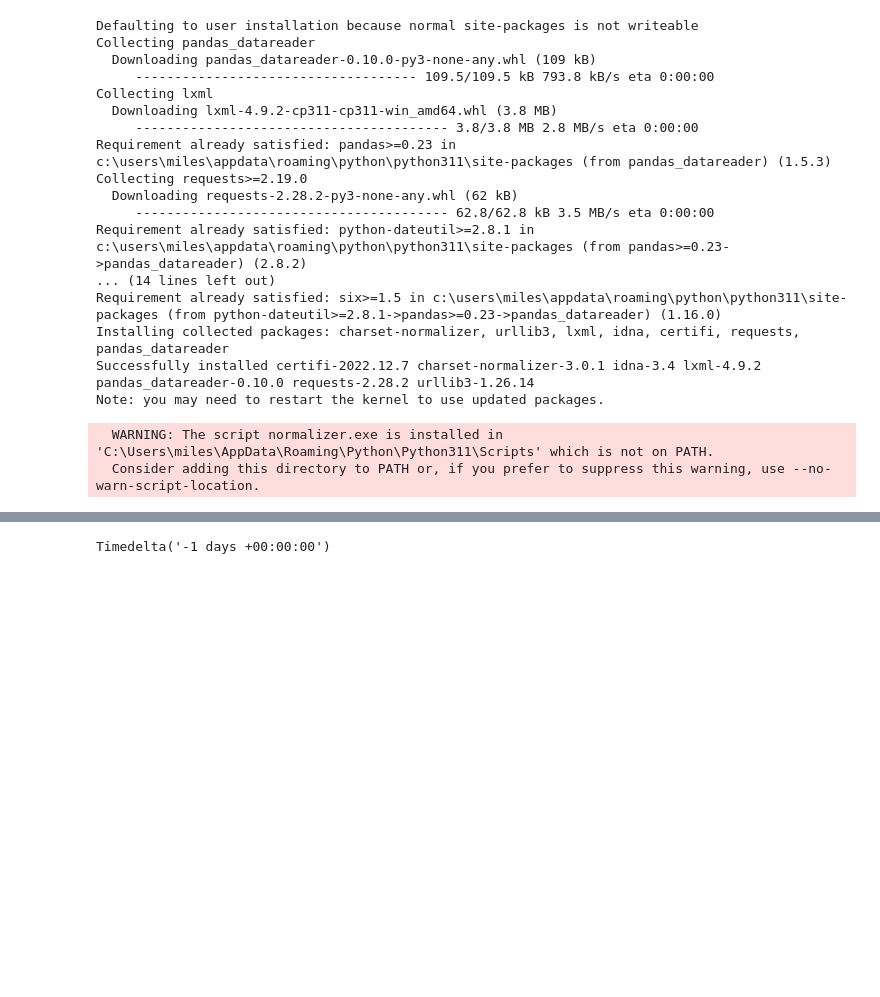
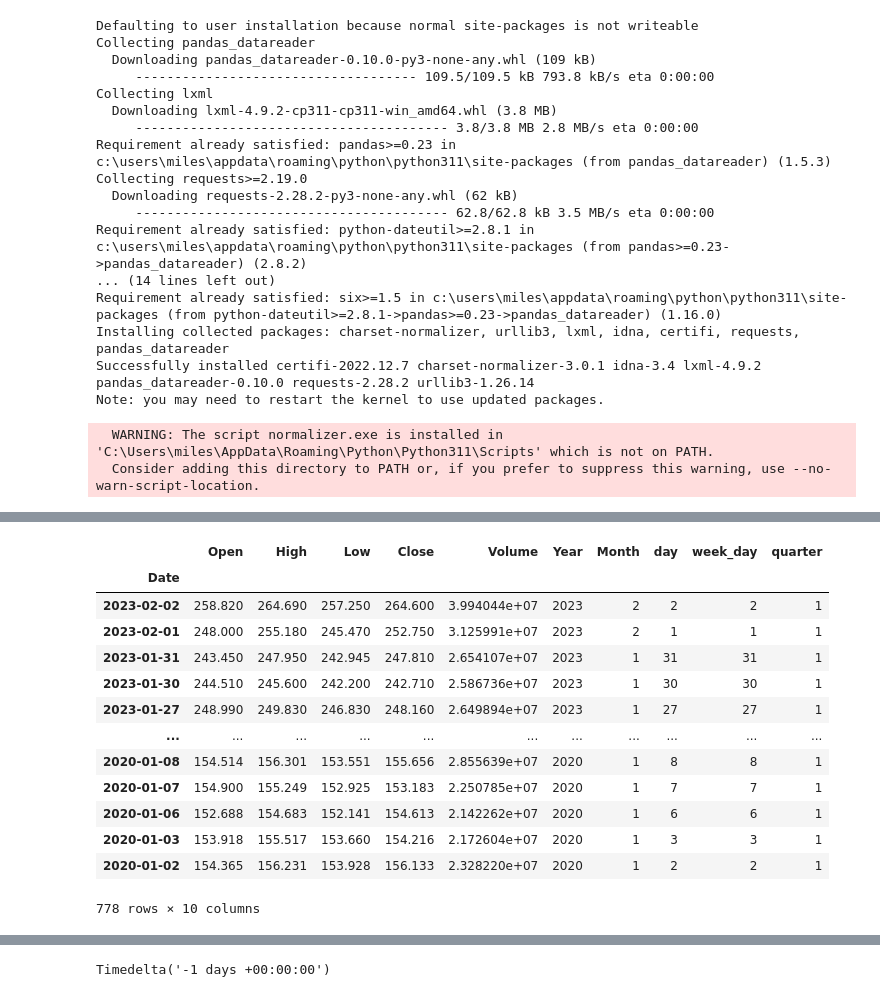
Before and after one commit to ramakrishnaprasadS/Training_futurense, a Jupyter notebook: Python/numpy_pandas/pandas/pandas_basics_dataframes3.ipynb, the cells around one changed output, grey strips where cells are left out. Drawn from its saved outputs; the diff is of its cells as text; code cells hidden in the pictures; blank space fills up the shorter version.

```diff
--- a/Python/numpy_pandas/pandas/pandas_basics_dataframes3.ipynb
+++ b/Python/numpy_pandas/pandas/pandas_basics_dataframes3.ipynb
@@ -693,0 +709,4 @@ stocks
+# %%
+
+stocks2=data.DataReader(name="MSFT",data_source="stooq",start="2020-01-01",end="2023-02-02")
+stocks2
@@ -693,0 +732,22 @@ stocks
+# %%
+stocks2['Year']=stocks2.index.year
+stocks2['Month']=stocks2.index.month
+stocks2['week_day']=stocks2.index.day
+stocks2['quarter']=stocks2.index.quarter
+# %%
+stocks2
+# %% [output]
+|  | Open | High | Low | Close | Volume | Year | Month | day | week_day | quarter |
+| Date |  |  |  |  |  |  |  |  |  |  |
+| 2023-02-02 | 258.820 | 264.690 | 257.250 | 264.600 | 3.994044e+07 | 2023 | 2 | 2 | 2 | 1 |
+| 2023-02-01 | 248.000 | 255.180 | 245.470 | 252.750 | 3.125991e+07 | 2023 | 2 | 1 | 1 | 1 |
+| 2023-01-31 | 243.450 | 247.950 | 242.945 | 247.810 | 2.654107e+07 | 2023 | 1 | 31 | 31 | 1 |
+| 2023-01-30 | 244.510 | 245.600 | 242.200 | 242.710 | 2.586736e+07 | 2023 | 1 | 30 | 30 | 1 |
+| 2023-01-27 | 248.990 | 249.830 | 246.830 | 248.160 | 2.649894e+07 | 2023 | 1 | 27 | 27 | 1 |
+| ... | ... | ... | ... | ... | ... | ... | ... | ... | ... | ... |
+| 2020-01-08 | 154.514 | 156.301 | 153.551 | 155.656 | 2.855639e+07 | 2020 | 1 | 8 | 8 | 1 |
+| 2020-01-07 | 154.900 | 155.249 | 152.925 | 153.183 | 2.250785e+07 | 2020 | 1 | 7 | 7 | 1 |
+| 2020-01-06 | 152.688 | 154.683 | 152.141 | 154.613 | 2.142262e+07 | 2020 | 1 | 6 | 6 | 1 |
+| 2020-01-03 | 153.918 | 155.517 | 153.660 | 154.216 | 2.172604e+07 | 2020 | 1 | 3 | 3 | 1 |
+| 2020-01-02 | 154.365 | 156.231 | 153.928 | 156.133 | 2.328220e+07 | 2020 | 1 | 2 | 2 | 1 |
+778 rows × 10 columns
```
Also changed, not shown: parts of 13 cells of this notebook, 13 other files.
